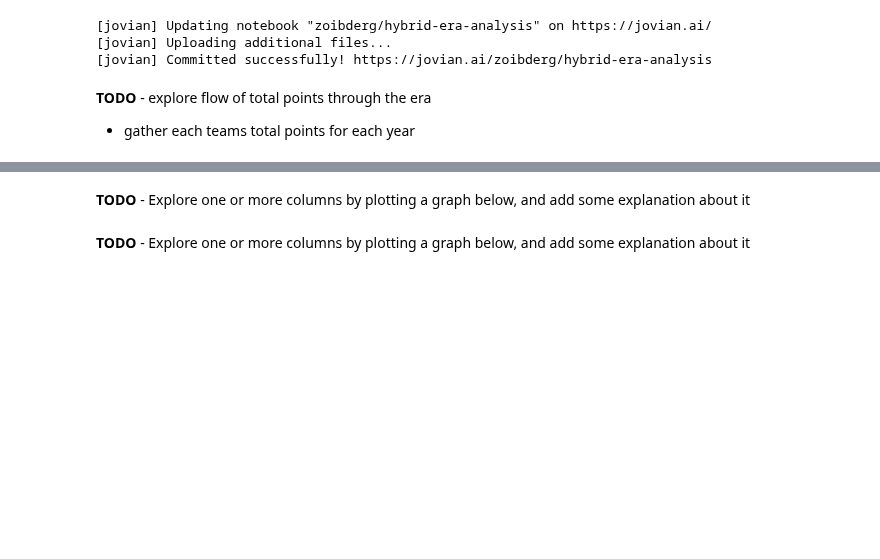
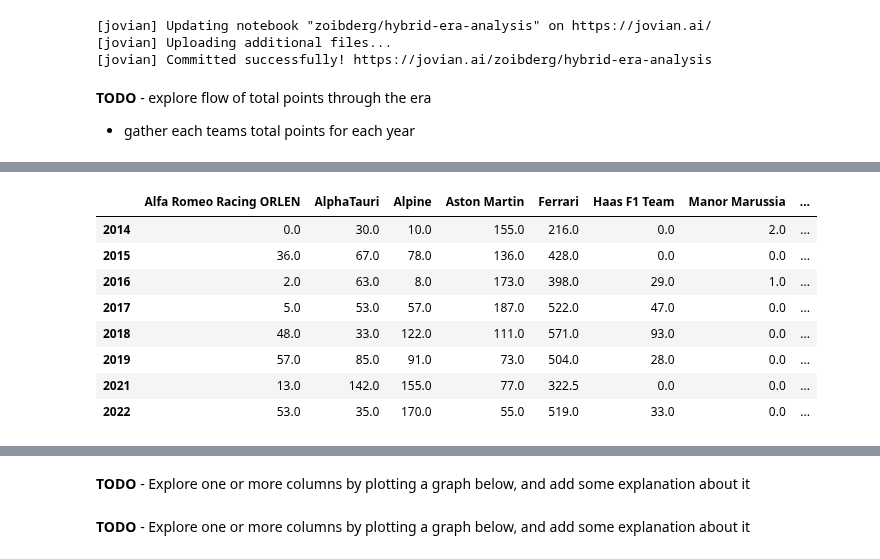
Before and after one commit to Zoibderg/F1-Analysis, a Jupyter notebook: Hybrid_Era_Analysis.ipynb, the cells around one changed output, grey strips where cells are left out. Saved outputs shown, nothing was run; the diff lists cells and outputs as text; code cells hidden in the pictures; blank space fills up the shorter version.

```diff
--- a/Hybrid_Era_Analysis.ipynb
+++ b/Hybrid_Era_Analysis.ipynb
@@ -645,0 +681,27 @@ with contextlib.suppress(Exception):
+# %%
+# COMBINE TEAMS TO THEIR CURRNENT NAMES
+yearly_scores = yearly_scores.rename(columns={'Red Bull': 'Red Bull Racing',
+'Alfa Romeo': 'Alfa Romeo Racing ORLEN',
+'Alfa Romeo Racing': 'Alfa Romeo Racing ORLEN',
+'Sauber': 'Alfa Romeo Racing ORLEN',
+'Marussia': 'Manor Marussia',
+'Lotus F1': 'Alpine',
+'Renault': 'Alpine',
+'Force India': 'Aston Martin',
+'Racing Point': 'Aston Martin',
+'Toro Rosso': 'AlphaTauri'})
+
+# combine duplicate columns
+yearly_scores = yearly_scores.groupby(yearly_scores.columns, axis=1).sum()
+
+yearly_scores
+# %% [output]
+|  | Alfa Romeo Racing ORLEN | AlphaTauri | Alpine | Aston Martin | Ferrari | Haas F1 Team | Manor Marussia | ... |
+| 2014 | 0.0 | 30.0 | 10.0 | 155.0 | 216.0 | 0.0 | 2.0 | ... |
+| 2015 | 36.0 | 67.0 | 78.0 | 136.0 | 428.0 | 0.0 | 0.0 | ... |
+| 2016 | 2.0 | 63.0 | 8.0 | 173.0 | 398.0 | 29.0 | 1.0 | ... |
+| 2017 | 5.0 | 53.0 | 57.0 | 187.0 | 522.0 | 47.0 | 0.0 | ... |
+| 2018 | 48.0 | 33.0 | 122.0 | 111.0 | 571.0 | 93.0 | 0.0 | ... |
+| 2019 | 57.0 | 85.0 | 91.0 | 73.0 | 504.0 | 28.0 | 0.0 | ... |
+| 2021 | 13.0 | 142.0 | 155.0 | 77.0 | 322.5 | 0.0 | 0.0 | ... |
+| 2022 | 53.0 | 35.0 | 170.0 | 55.0 | 519.0 | 33.0 | 0.0 | ... |
```
Also changed, not shown: parts of 2 cells of this notebook.
